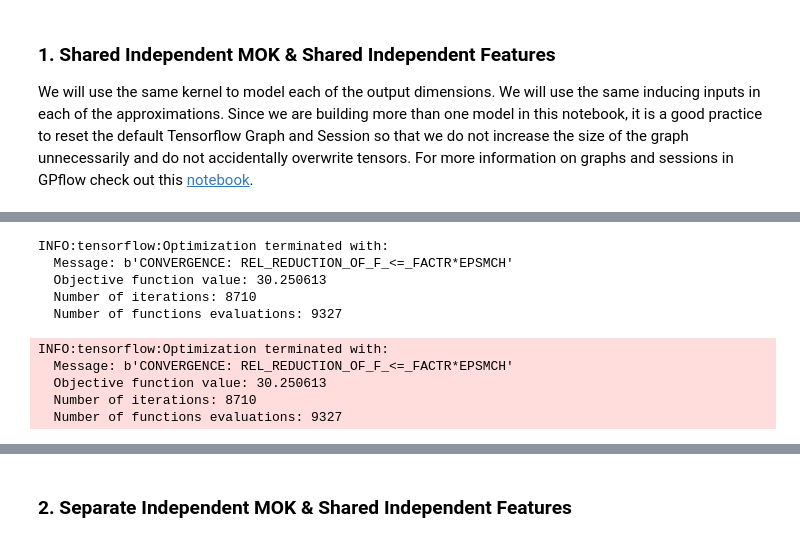
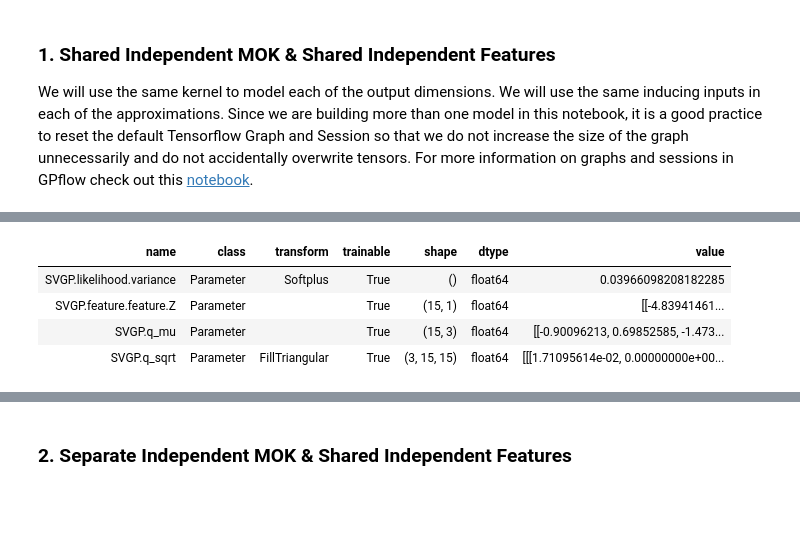
Before and after one commit to GPflow/GPflow, a Jupyter notebook: doc/source/notebooks/advanced/multioutput.ipynb, the cells around one changed output, grey strips where cells are left out. Cells and saved outputs as stored; diff of their text form; code cells hidden in the pictures; blank space fills up the shorter version.

```diff
--- a/doc/source/notebooks/advanced/multioutput.ipynb
+++ b/doc/source/notebooks/advanced/multioutput.ipynb
@@ -57,7 +60,7 @@ We create a utility function to generate synthetic data, we assume that:
 # %%
 N = 100 # number of points
 D = 1  # number of input dimensions
-M = 20  # number of inducing points
+M = 15  # number of inducing points
 L = 2  # number of latent GPs
 P = 3  # number of observations = output dimensions
 # %%
@@ -111,17 +120,3 @@ feature = mf.SharedIndependentMof(gpf.features.InducingPoints(Z))
 # %%
 # create SVGP model as usual and optimize
-m = gpf.models.SVGP(X, Y, kernel, gpf.likelihoods.Gaussian(), feat=feature)
-
-opt = gpf.train.ScipyOptimizer()
-opt.minimize(m, disp=True, maxiter=MAXITER)
+m = gpf.models.SVGP(kernel, gpf.likelihoods.Gaussian(), feature=feature, num_latent=P)
-# %% [output]
-INFO:tensorflow:Optimization terminated with:
-  Message: b'CONVERGENCE: REL_REDUCTION_OF_F_<=_FACTR*EPSMCH'
-  Objective function value: 30.250613
-  Number of iterations: 8710
-  Number of functions evaluations: 9327
-INFO:tensorflow:Optimization terminated with:
-  Message: b'CONVERGENCE: REL_REDUCTION_OF_F_<=_FACTR*EPSMCH'
-  Objective function value: 30.250613
-  Number of iterations: 8710
-  Number of functions evaluations: 9327
@@ -128,3 +126,11 @@ INFO:tensorflow:Optimization terminated with:
+# %%
+gpf.utilities.print_summary(m)
+# %% [output]
+| name | class | transform | trainable | shape | dtype | value |
+| SVGP.likelihood.variance | Parameter | Softplus | True | () | float64 | 0.03966098208182285 |
+| SVGP.feature.feature.Z | Parameter |  | True | (15, 1) | float64 | [[-4.83941461... |
+| SVGP.q_mu | Parameter |  | True | (15, 3) | float64 | [[-0.90096213, 0.69852585, -1.473... |
+| SVGP.q_sqrt | Parameter | FillTriangular | True | (3, 15, 15) | float64 | [[[1.71095614e-02, 0.00000000e+00... |
 # %%
 # Plot predictions and observations
 plot_model(m)
```
Also changed, not shown: parts of 28 cells of this notebook, 13 other files.
